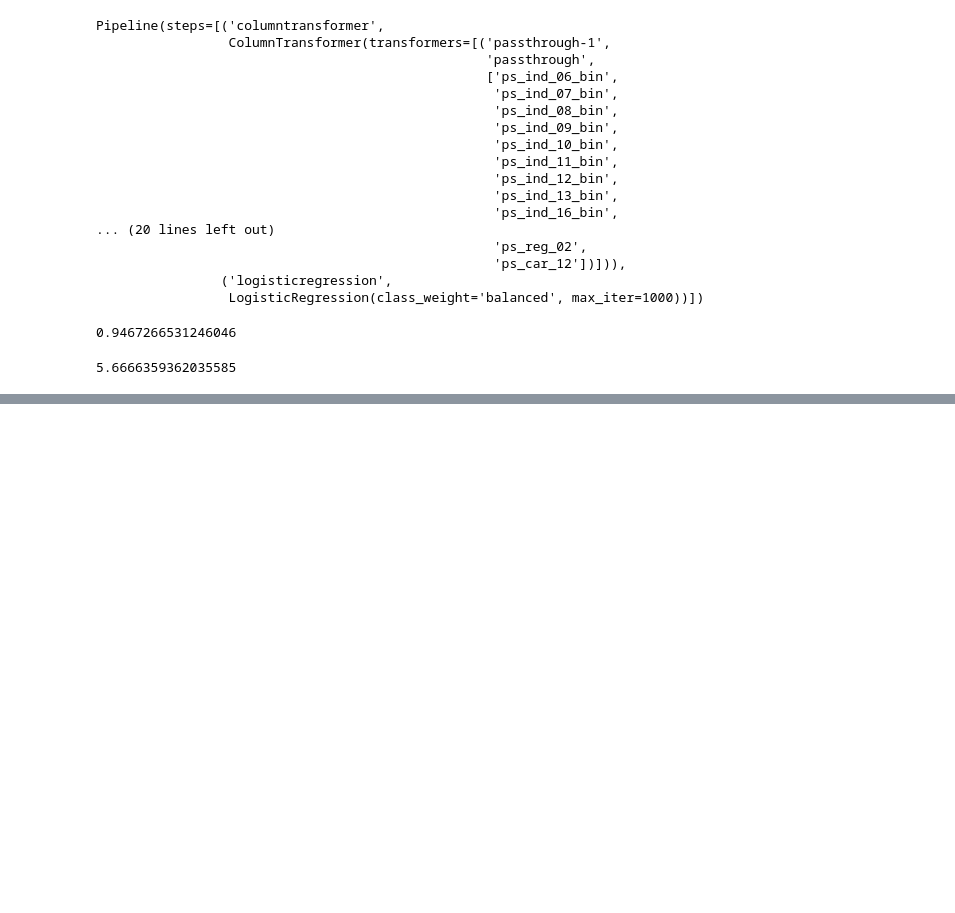
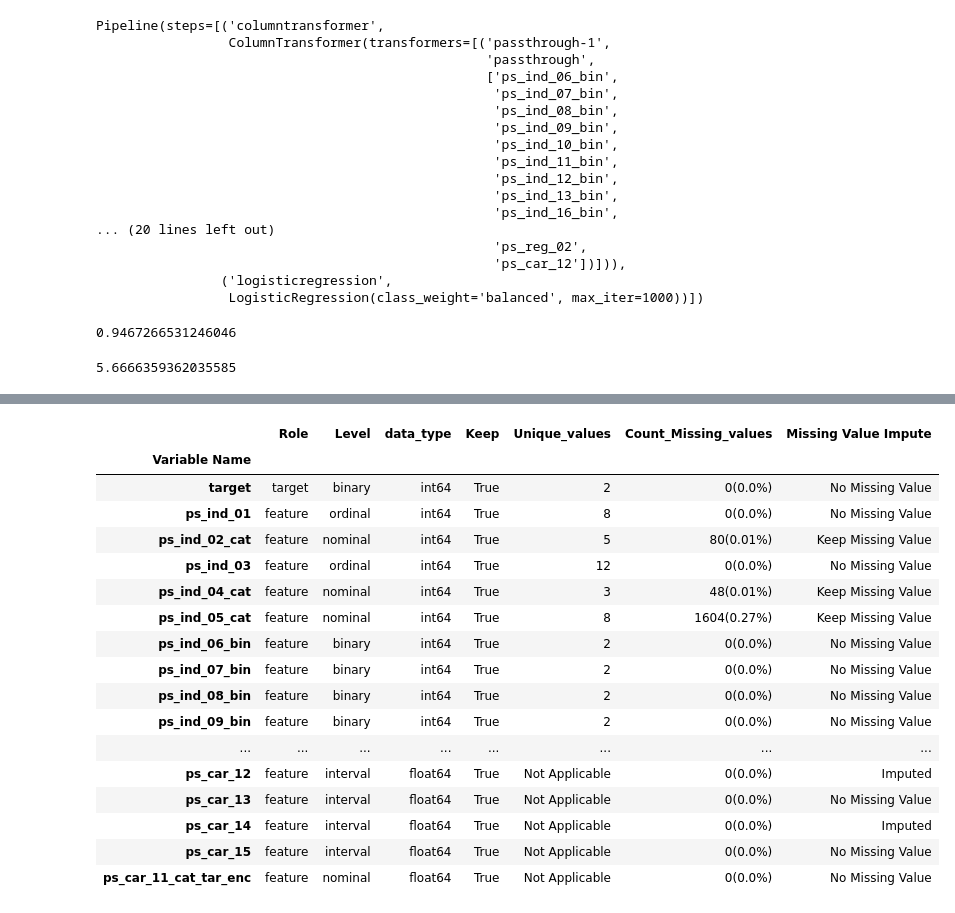
Before and after one commit to nichowu/Porto-Seguro-Safe-Driver-Prediction, a Jupyter notebook: porto-seguro-safe-driving-freq-bin_encoding.ipynb, the cells around one changed output, grey strips where cells are left out. Saved outputs shown, nothing was run; the diff lists cells and outputs as text; code cells hidden in the pictures; blank space fills up the shorter version.

```diff
--- a/porto-seguro-safe-driving-freq-bin_encoding.ipynb
+++ b/porto-seguro-safe-driving-freq-bin_encoding.ipynb
@@ -890,0 +895,21 @@ pd.DataFrame(results)
+# %%
+meta
+# %% [output]
+|  | Role | Level | data_type | Keep | Unique_values | Count_Missing_values | Missing Value Impute |
+| Variable Name |  |  |  |  |  |  |  |
+| target | target | binary | int64 | True | 2 | 0(0.0%) | No Missing Value |
+| ps_ind_01 | feature | ordinal | int64 | True | 8 | 0(0.0%) | No Missing Value |
+| ps_ind_02_cat | feature | nominal | int64 | True | 5 | 80(0.01%) | Keep Missing Value |
+| ps_ind_03 | feature | ordinal | int64 | True | 12 | 0(0.0%) | No Missing Value |
+| ps_ind_04_cat | feature | nominal | int64 | True | 3 | 48(0.01%) | Keep Missing Value |
+| ps_ind_05_cat | feature | nominal | int64 | True | 8 | 1604(0.27%) | Keep Missing Value |
+| ps_ind_06_bin | feature | binary | int64 | True | 2 | 0(0.0%) | No Missing Value |
+| ps_ind_07_bin | feature | binary | int64 | True | 2 | 0(0.0%) | No Missing Value |
+| ps_ind_08_bin | feature | binary | int64 | True | 2 | 0(0.0%) | No Missing Value |
+| ps_ind_09_bin | feature | binary | int64 | True | 2 | 0(0.0%) | No Missing Value |
+| ... | ... | ... | ... | ... | ... | ... | ... |
+| ps_car_12 | feature | interval | float64 | True | Not Applicable | 0(0.0%) | Imputed |
+| ps_car_13 | feature | interval | float64 | True | Not Applicable | 0(0.0%) | No Missing Value |
+| ps_car_14 | feature | interval | float64 | True | Not Applicable | 0(0.0%) | Imputed |
+| ps_car_15 | feature | interval | float64 | True | Not Applicable | 0(0.0%) | No Missing Value |
+| ps_car_11_cat_tar_enc | feature | nominal | float64 | True | Not Applicable | 0(0.0%) | No Missing Value |
```
Also changed, not shown: parts of 4 cells of this notebook.
